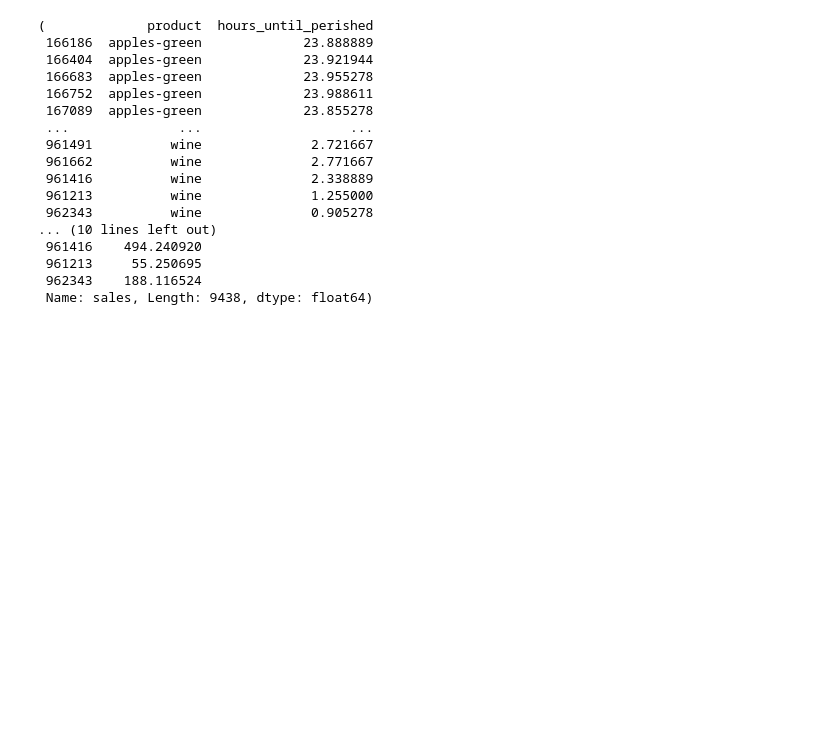
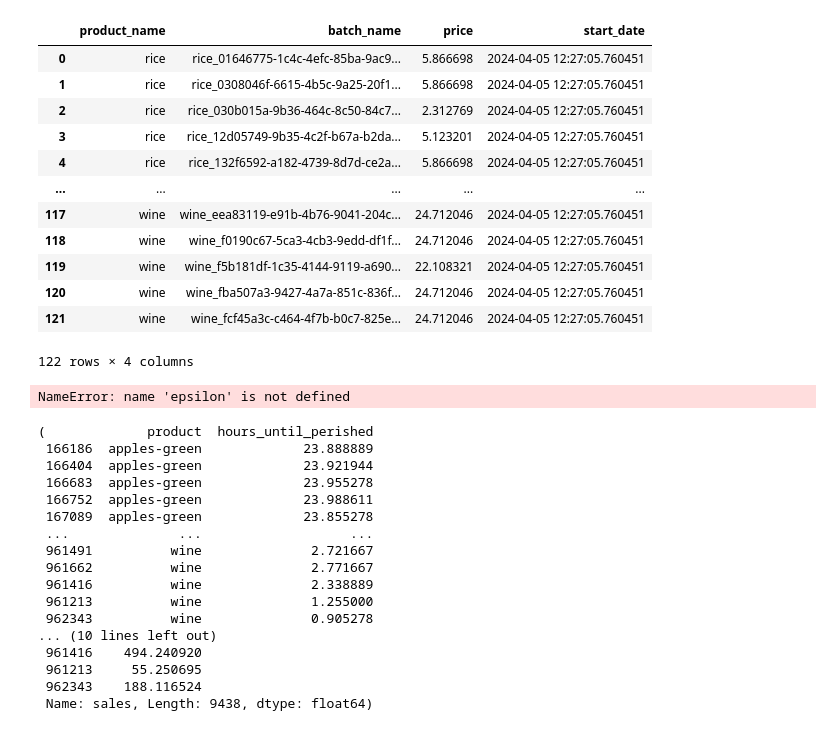
Before and after one commit to attiamani98/praice, a Jupyter notebook: fastapi/model_testing.ipynb, the cells around one changed output. Drawn from its saved outputs; the diff is of its cells as text; code cells hidden in the pictures; blank space fills up the shorter version.

```diff
--- a/fastapi/model_testing.ipynb
+++ b/fastapi/model_testing.ipynb
@@ -177,3 +297,61 @@ def preprocess_data(sales_data, price_data):
+# %%
+prices_df
+# %% [output]
+|  | product_name | batch_name | price | start_date |
+| 0 | rice | rice_01646775-1c4c-4efc-85ba-9ac9... | 5.866698 | 2024-04-05 12:27:05.760451 |
+| 1 | rice | rice_0308046f-6615-4b5c-9a25-20f1... | 5.866698 | 2024-04-05 12:27:05.760451 |
+| 2 | rice | rice_030b015a-9b36-464c-8c50-84c7... | 2.312769 | 2024-04-05 12:27:05.760451 |
+| 3 | rice | rice_12d05749-9b35-4c2f-b67a-b2da... | 5.123201 | 2024-04-05 12:27:05.760451 |
+| 4 | rice | rice_132f6592-a182-4739-8d7d-ce2a... | 5.866698 | 2024-04-05 12:27:05.760451 |
+| ... | ... | ... | ... | ... |
+| 117 | wine | wine_eea83119-e91b-4b76-9041-204c... | 24.712046 | 2024-04-05 12:27:05.760451 |
+| 118 | wine | wine_f0190c67-5ca3-4cb3-9edd-df1f... | 24.712046 | 2024-04-05 12:27:05.760451 |
+| 119 | wine | wine_f5b181df-1c35-4144-9119-a690... | 22.108321 | 2024-04-05 12:27:05.760451 |
+| 120 | wine | wine_fba507a3-9427-4a7a-851c-836f... | 24.712046 | 2024-04-05 12:27:05.760451 |
+| 121 | wine | wine_fcf45a3c-c464-4f7b-b0c7-825e... | 24.712046 | 2024-04-05 12:27:05.760451 |
+122 rows × 4 columns
+# %%
+
+
+price_ranges = {
+    'rice': (1, 6),
+    'wine': (4, 25),
+    'apples-red': (1.2, 4),
+    'apples-green': (1.2, 4),
+    'bananas': (0.9, 3),
+    'bananas-organic': (1.5, 3.5),
+    'broccoli': (2, 6),
+    'cheese': (7, 25),
+    'beef': (10, 30),
+    'avocado': (4, 12)
+}
+
+print(f'epsilon set to {epsilon}, which means we explore {epsilon*100} % of the time')
+
+unique_batch_names = sales_data.loc[lambda df: df.sell_by > pd.Timestamp.now()]['batch_name'].unique()
+
+prices = []
+for batch_name in unique_batch_names:
+    product = sales_data.loc[lambda df: df['batch_name'] == batch_name]['product'].values[0]
+    if np.random.rand() > epsilon:
+        product_df = preprocessed_df.loc[lambda df: df['product'] == product]
+        price = product_df.iloc[product_df['sales'].argmax()]['price']
+        print(f'product {product}, batch {batch_name}: exploit. setting price to {price} '
+            f'which generated the highest sales of {product_df['sales'].max()}')
+    else:
+        price = np.random.uniform(low=price_ranges[product][0], high=price_ranges[product][1])
+        print(f'product {product}, batch {batch_name}: explore. sampling uniformly between '
+            f'{price_ranges[product][0]} and {price_ranges[product][1]} eur. setting price to {price}')
+    prices.append((product, batch_name, price))
+
+prices_df = (
+    pd.DataFrame(prices, columns=['product_name', 'batch_name', 'price'])
+    .assign(start_date = pd.Timestamp.now())
+    .sort_values(['product_name', 'batch_name', 'price'])
+    .reset_index(drop=True)
+)
+# %% [output]
+NameError: name 'epsilon' is not defined
 # %%
 def get_X_y(df):
     return df.drop(columns='sales'), df['sales']
```
Also changed, not shown: parts of 18 cells of this notebook, 5 other files.
